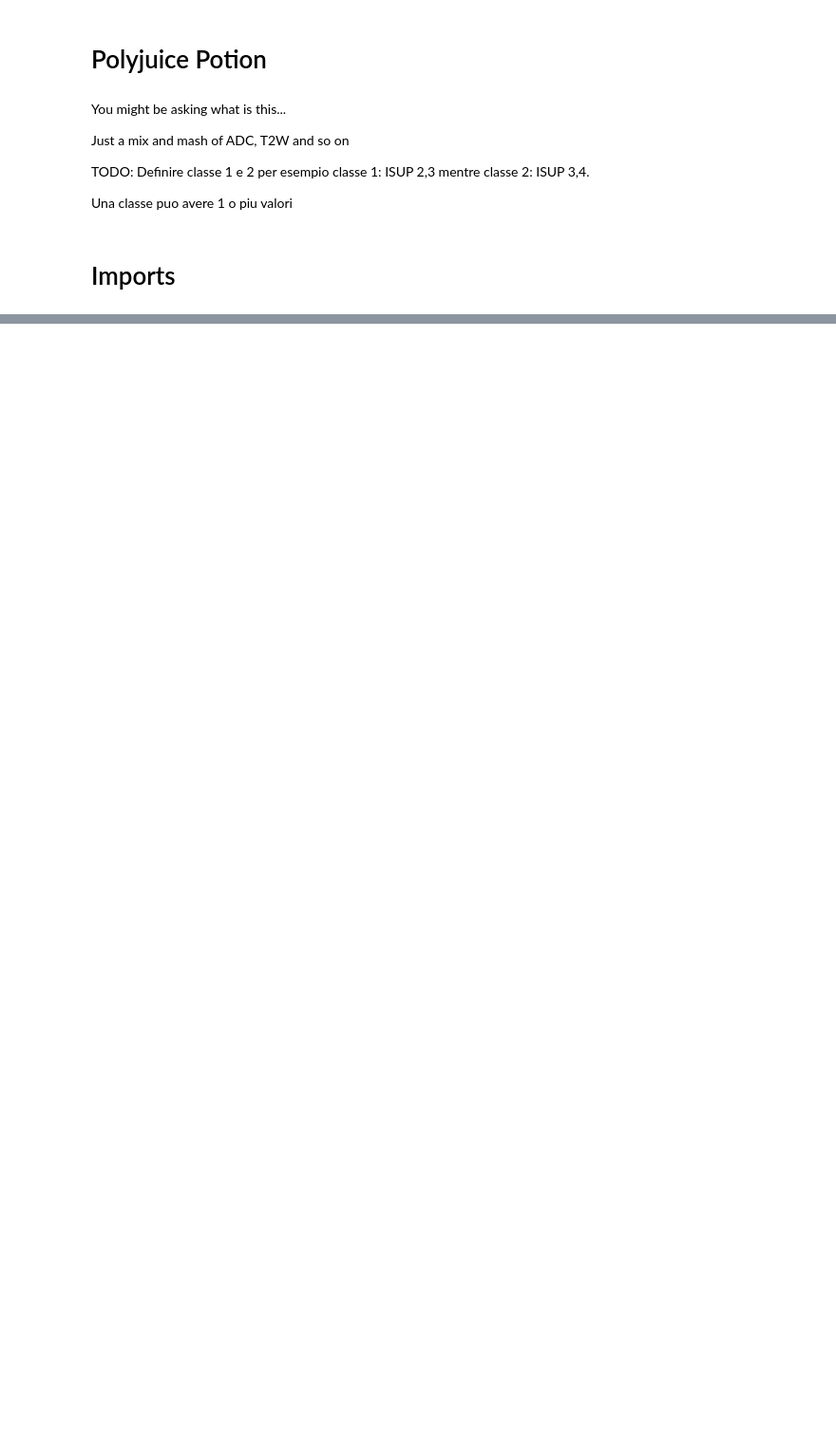
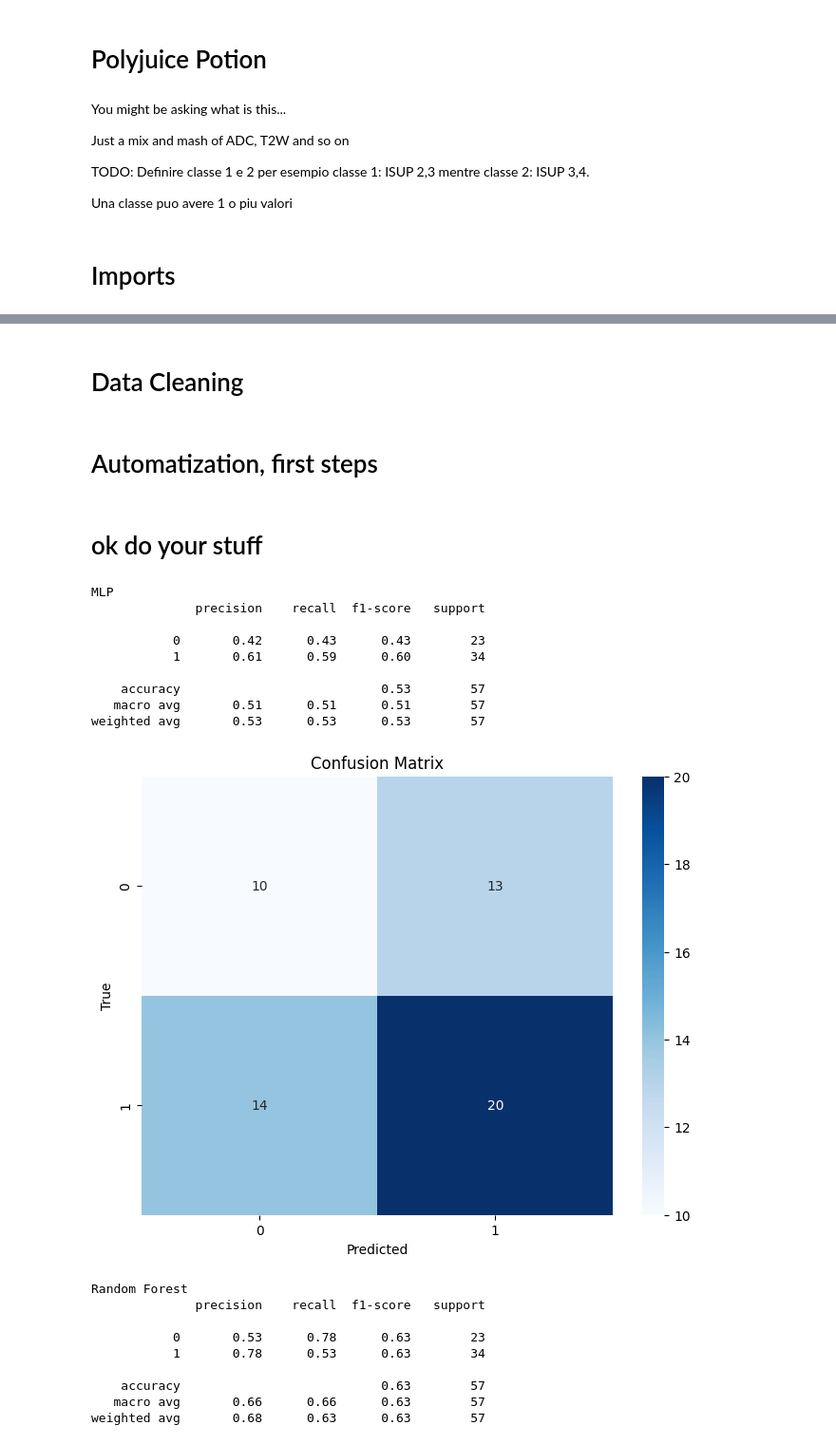
Before and after one commit to Ago19pc/RadiomicsPCa, a Jupyter notebook: polyjuicepotion.ipynb, the cells around one changed output, grey strips where cells are left out. Shown at 95% size. Saved outputs shown, nothing was run; the diff lists cells and outputs as text; code cells hidden in the pictures; blank space fills up the shorter version.

Commit message:
first steps

```diff
--- a/polyjuicepotion.ipynb
+++ b/polyjuicepotion.ipynb
@@ -108,11 +114,11 @@ def get_data(sequence : SingleSequence | str | list[str], isup_class1 : list[int
     # Drop missing values, perhaps a better way might be useful. What about KNNImputer? If so, maybe checking that we don't miss much values before imputing new ones
     labels.dropna(inplace=True)
 
-    # Rename Yes to 1 and No to 0 in the labels dataset
-    labels.case_csPCa = labels.case_csPCa.map(lambda x: 1 if x == 'YES' else 0)      # Is this line really useful??? Maybe we just need to drop this column
+    labels.drop(columns=['case_csPCa'], inplace=True)                           # We drop it because after merge all remaining patients have cancer
 
     merge = pd.merge(new_dataset, labels, on=['patient_ID', 'study_ID'], how='inner')
     merge.drop(columns=['patient_ID', 'study_ID'], inplace=True)
+
 
     isup = 'case_ISUP'
 
@@ -125,8 +131,7 @@ def get_data(sequence : SingleSequence | str | list[str], isup_class1 : list[int
         merge = merge[merge[isup].isin(isup_class1 + isup_class2)]
         merge['is_class1'] = merge[isup].map(lambda x: 1 if x in isup_class1 else 0)
 
-    # IMPORTANT, README
-    # Probably we need to drop case_ISUP and case_csPCa
+    merge.drop(columns=[isup], inplace=True)    # We drop it because it been encoded in is_class1
 
 
     return merge
@@ -149,0 +138,62 @@ Name: is_class1, Length: 281, dtype: int64
+# %% [markdown]
+# Data Cleaning
+# %%
+def clean_data(data : pd.DataFrame, corr_cutoff : float = 0.9):
+    corr = data.corr().abs()
+    upper = corr.where(np.triu(np.ones(corr.shape), k=1).astype(bool))
+    to_drop = [column for column in upper.columns if any(upper[column] > corr_cutoff)]
+    clean = data.copy()
+    clean.drop(to_drop, axis=1, inplace=True)
+
+
+    return clean
+# %% [markdown]
+# Automatization, first steps
+# %%
+def do_models(models : dict, data : pd.DataFrame):
+    X_train, X_test, y_train, y_test = train_test_split(data.drop(columns=['is_class1']), data['is_class1'], test_size=0.2)
+
+    for name, model in zip(models.keys(), models.values()):
+        model.fit(X_train, y_train)
+        y_pred = model.predict(X_test)
+        report = classification_report(y_test, y_pred)
+        conf_matrix = confusion_matrix(y_test, y_pred)
+        print(name)
+        print(report)
+        plt.figure(figsize=(8, 6))
+        sns.heatmap(conf_matrix, annot=True, fmt='d', cmap='Blues')
+        plt.title('Confusion Matrix')
+        plt.xlabel('Predicted')
+        plt.ylabel('True')
+        plt.show()
+# %% [markdown]
+# ok do your stuff
+# %%
+clean_data = clean_data(get_data(['t2w', 'adc']))
+
+models = {
+    'MLP' : MLPClassifier(),
+    'Random Forest': RandomForestClassifier()
+}
+
+do_models(models, clean_data)
+# %% [output]
+MLP
+              precision    recall  f1-score   support
+
+           0       0.42      0.43      0.43        23
+           1       0.61      0.59      0.60        34
+
+    accuracy                           0.53        57
+   macro avg       0.51      0.51      0.51        57
+weighted avg       0.53      0.53      0.53        57
+[figure, added]
+Random Forest
+              precision    recall  f1-score   support
+
+           0       0.53      0.78      0.63        23
+           1       0.78      0.53      0.63        34
+
+    accuracy                           0.63        57
+   macro avg       0.66      0.66      0.63        57
+weighted avg       0.68      0.63      0.63        57
```
Also changed, not shown: parts of 4 cells of this notebook.
